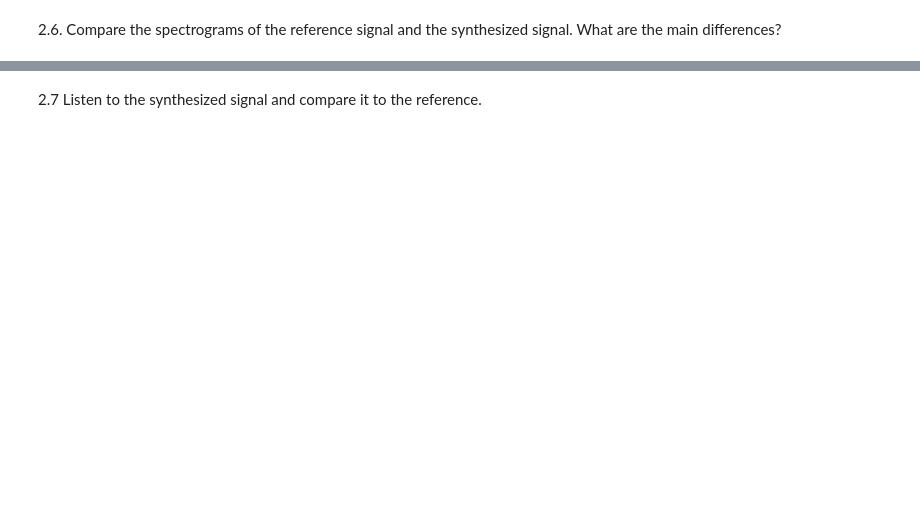
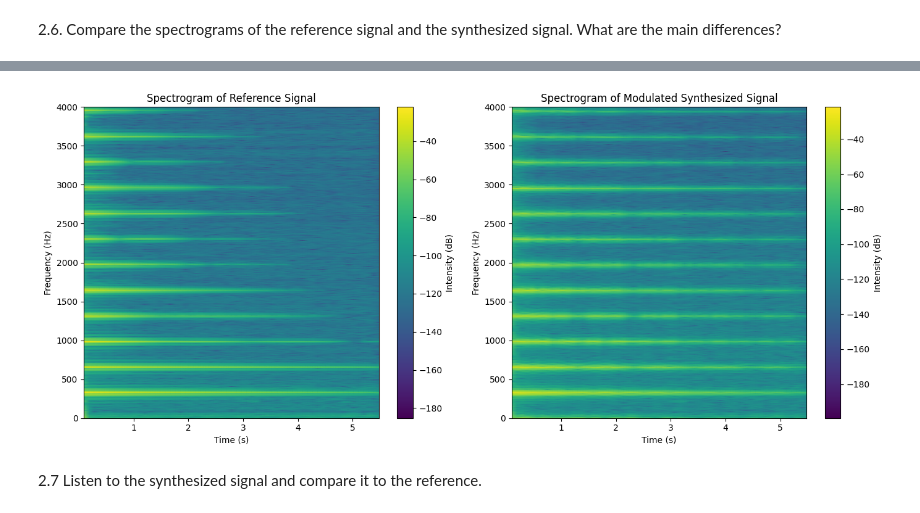
Before and after one commit to IvanLuque0/sis1_group7, a Jupyter notebook: labs/Lab4.ipynb, the cells around one changed output, grey strips where cells are left out. Drawn from its saved outputs; the diff is of its cells as text; code cells hidden in the pictures; blank space fills up the shorter version.

```diff
--- a/labs/Lab4.ipynb
+++ b/labs/Lab4.ipynb
@@ -261,3 +248,43 @@ The main difference is that the synthesized signal is lacking higher frequencies
+# %%
+# Write your code here
+from scipy import signal
+
+# Define window length and other parameters
+window_length = 8192  # Same window length used previously
+nperseg = window_length
+noverlap = window_length // 2
+
+# Step 1: Compute the spectrogram for the reference signal
+ff_ref, tt_ref, S_ref = signal.spectrogram(ref, fs, nperseg=nperseg, noverlap=noverlap)
+
+# Step 2: Compute the spectrogram for the modulated synthesized signal
+ff_synth, tt_synth, S_synth = signal.spectrogram(modulated_synthesized_signal, fs, nperseg=nperseg, noverlap=noverlap)
+
+# Step 3: Plot both spectrograms for comparison
+plt.figure(figsize=(14, 6))
+
+# Plot reference spectrogram
+plt.subplot(1, 2, 1)
+plt.pcolormesh(tt_ref, ff_ref, 10 * np.log10(S_ref), shading='gouraud')
+plt.colorbar(label='Intensity (dB)')
+plt.title('Spectrogram of Reference Signal')
+plt.xlabel('Time (s)')
+plt.ylabel('Frequency (Hz)')
+plt.ylim([0, 4000])  # Adjust frequency range if needed
+
+# Plot synthesized spectrogram with envelope applied
+plt.subplot(1, 2, 2)
+plt.pcolormesh(tt_synth, ff_synth, 10 * np.log10(S_synth), shading='gouraud')
+plt.colorbar(label='Intensity (dB)')
+plt.title('Spectrogram of Modulated Synthesized Signal')
+plt.xlabel('Time (s)')
+plt.ylabel('Frequency (Hz)')
+plt.ylim([0, 4000])  # Adjust frequency range if needed
+
+plt.tight_layout()
+plt.show()
+# %% [output]
+[figure, added]
 # %% [markdown]
 2.7 Listen to the synthesized signal and compare it to the reference.
 # %%
```
Also changed, not shown: parts of 22 cells of this notebook, 2 other files.
